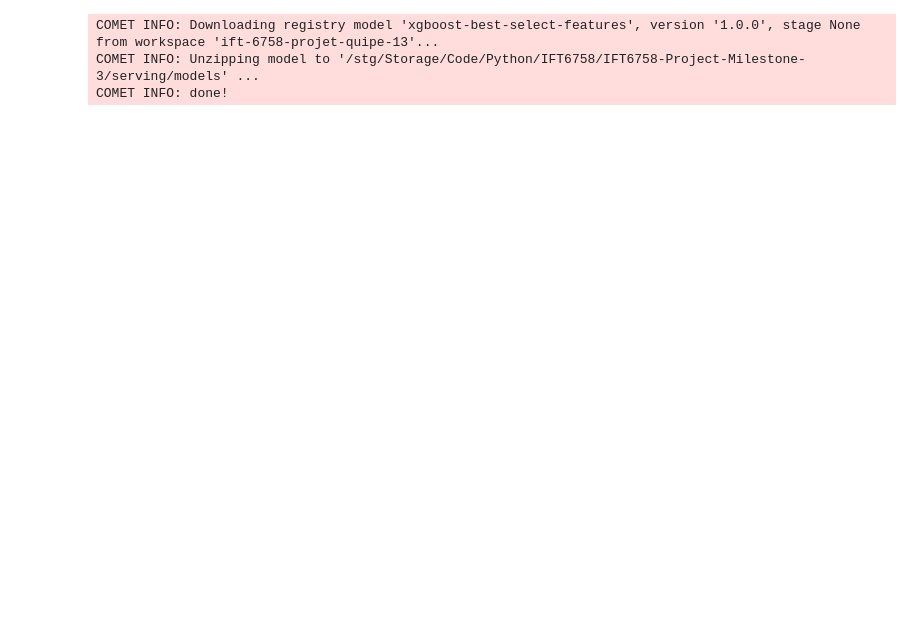
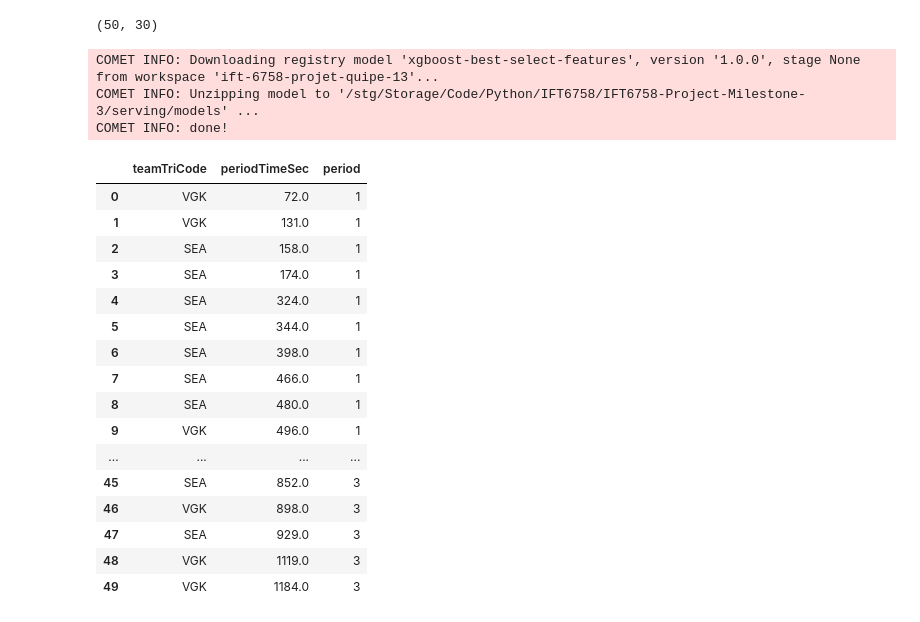
Before and after one commit to Hazot/Hockey-Score-Prediction-Tool, a Jupyter notebook: notebooks/dev_gameclient.ipynb, the cells around one changed output. Cells and saved outputs as stored; diff of their text form; code cells hidden in the pictures; blank space fills up the shorter version.

```diff
--- a/notebooks/dev_gameclient.ipynb
+++ b/notebooks/dev_gameclient.ipynb
@@ -9,5 +12,11 @@ from ift6758.client import game_client
 # %%
 gc = game_client.GameClient()
+# %%
+model= "xgboost-best-select-features"
+df = gc.process_query(2022020329, model_name="xgboost--select-features")
+df.shape
+# %% [output]
+(50, 30)
 # %%
 from comet_ml import API
 import os
@@ -30,8 +42,28 @@ xgb_model.load_model('../serving/models/XGBoost_best_select_features.pkl')
 COMET INFO: Downloading registry model 'xgboost-best-select-features', version '1.0.0', stage None from workspace 'ift-6758-projet-quipe-13'...
 COMET INFO: Unzipping model to '/stg/Storage/Code/Python/IFT6758/IFT6758-Project-Milestone-3/serving/models' ...
 COMET INFO: done!
-# %%
-df = gc.process_query(2022020329)
+# %%
+idx = raw[raw["eventType"].isin(["SHOT", "GOAL"])]["teamTriCode"].reset_index(drop=True)
+# %%
+pd.concat([idx, df], axis=1)[["teamTriCode", "periodTimeSec", "period"]]
+# %% [output]
+|  | teamTriCode | periodTimeSec | period |
+| 0 | VGK | 72.0 | 1 |
+| 1 | VGK | 131.0 | 1 |
+| 2 | SEA | 158.0 | 1 |
+| 3 | SEA | 174.0 | 1 |
+| 4 | SEA | 324.0 | 1 |
+| 5 | SEA | 344.0 | 1 |
+| 6 | SEA | 398.0 | 1 |
+| 7 | SEA | 466.0 | 1 |
+| 8 | SEA | 480.0 | 1 |
+| 9 | VGK | 496.0 | 1 |
+| ... | ... | ... | ... |
+| 45 | SEA | 852.0 | 3 |
+| 46 | VGK | 898.0 | 3 |
+| 47 | SEA | 929.0 | 3 |
+| 48 | VGK | 1119.0 | 3 |
+| 49 | VGK | 1184.0 | 3 |
 # %%
 xgb_model.predict_proba(df)
 # %% [output]
```
Also changed, not shown: parts of 4 cells of this notebook.
